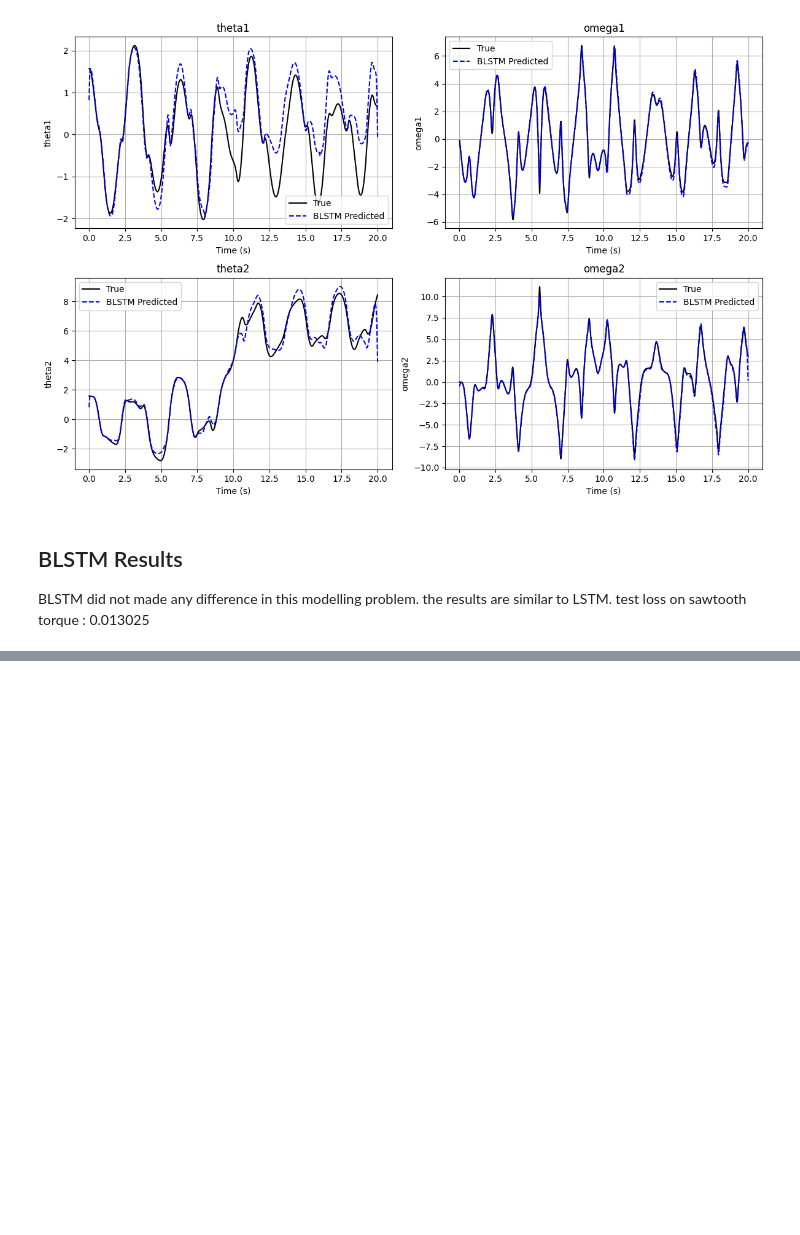
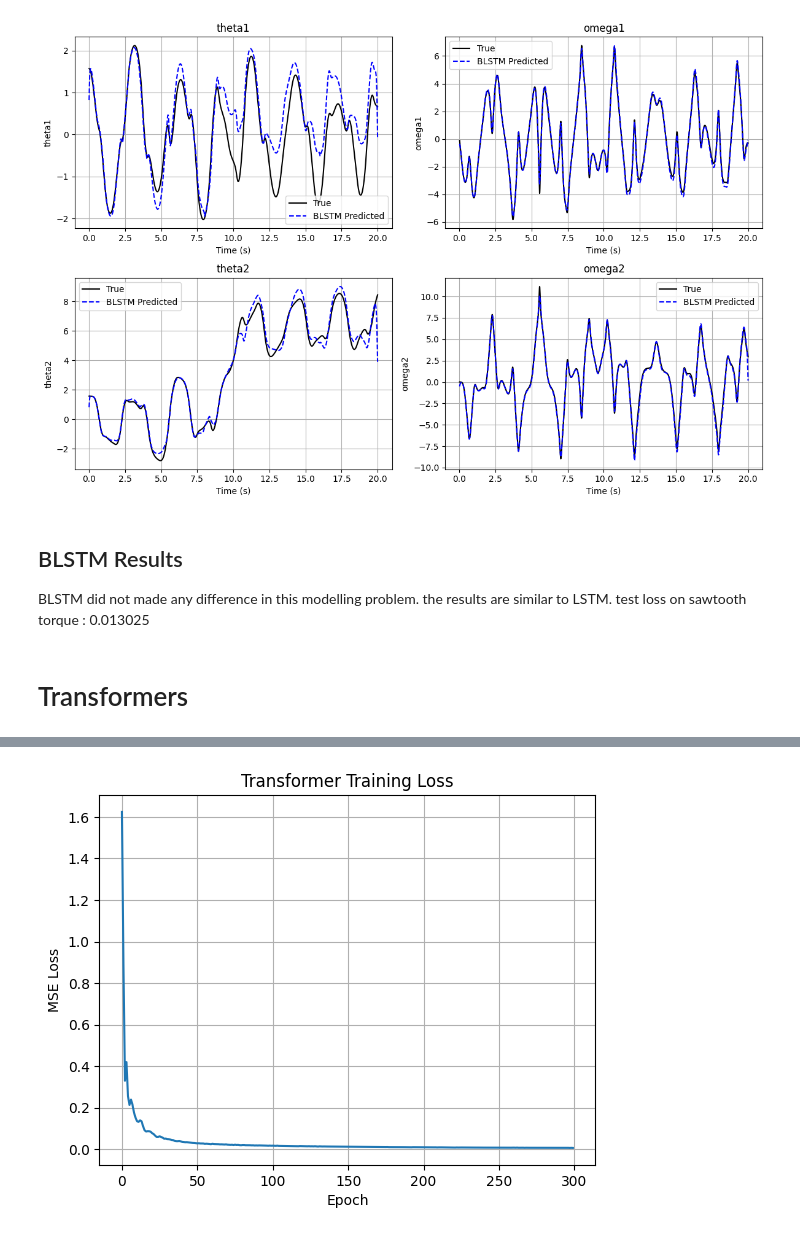
Before and after one commit to mmatinm/Deep-Learning-Projects, a Jupyter notebook: nonlinear-system-identification/identification.ipynb, the cells around one changed output, grey strips where cells are left out. Saved outputs shown, nothing was run; the diff lists cells and outputs as text; code cells hidden in the pictures; blank space fills up the shorter version.

```diff
--- a/nonlinear-system-identification/identification.ipynb
+++ b/nonlinear-system-identification/identification.ipynb
@@ -1085,3 +1084,5 @@ Sawtooth Torque Test Loss (MSE): 0.013025
 
 BLSTM did not made any difference in this modelling problem. the results are similar to LSTM.
 test loss on sawtooth torque : 0.013025
+# %% [markdown]
+# Transformers
@@ -1087,0 +1107,46 @@ test loss on sawtooth torque : 0.013025
+# %%
+# Model
+class TransformerModel(nn.Module):
+    def __init__(self, input_size, output_size, d_model=64, nhead=4, num_layers=3):
+        super().__init__()
+        self.input_proj = nn.Linear(input_size, d_model)
+        self.pe = positional_encoding(2000, d_model).unsqueeze(0)  # max len = 2000
+        encoder_layer = nn.TransformerEncoderLayer(d_model=d_model, nhead=nhead)
+        self.transformer = nn.TransformerEncoder(encoder_layer, num_layers=num_layers)
+        self.output_proj = nn.Linear(d_model, output_size)
+
+    def forward(self, x):
+        x = self.input_proj(x) + self.pe[:, :x.size(1), :].to(x.device)
+        x = self.transformer(x)
+        return self.output_proj(x)
+
+# Train
+device = torch.device('cuda' if torch.cuda.is_available() else 'cpu')
+model = TransformerModel(5, 4).to(device)
+# %%
+
+optimizer = optim.Adam(model.parameters(), lr=0.001)
+criterion = nn.MSELoss()
+
+X_train_tensor = torch.tensor(X_train_seq, dtype=torch.float32).to(device)
+Y_train_tensor = torch.tensor(Y_train_seq, dtype=torch.float32).to(device)
+
+losses = []
+for epoch in range(300):
+    model.train()
+    optimizer.zero_grad()
+    output = model(X_train_tensor)
+    loss = criterion(output, Y_train_tensor)
+    loss.backward()
+    optimizer.step()
+    losses.append(loss.item())
+    if (epoch+1) % 20 == 0:
+        print(f"Epoch {epoch+1}, Loss: {loss.item():.6f}")
+
+plt.plot(losses)
+plt.xlabel('Epoch')
+plt.ylabel('MSE Loss')
+plt.title('Transformer Training Loss')
+plt.grid()
+plt.show()
+# %% [output]
@@ -1087,0 +1168 @@ test loss on sawtooth torque : 0.013025
+[figure, added]
```
Also changed, not shown: parts of 4 cells of this notebook.
